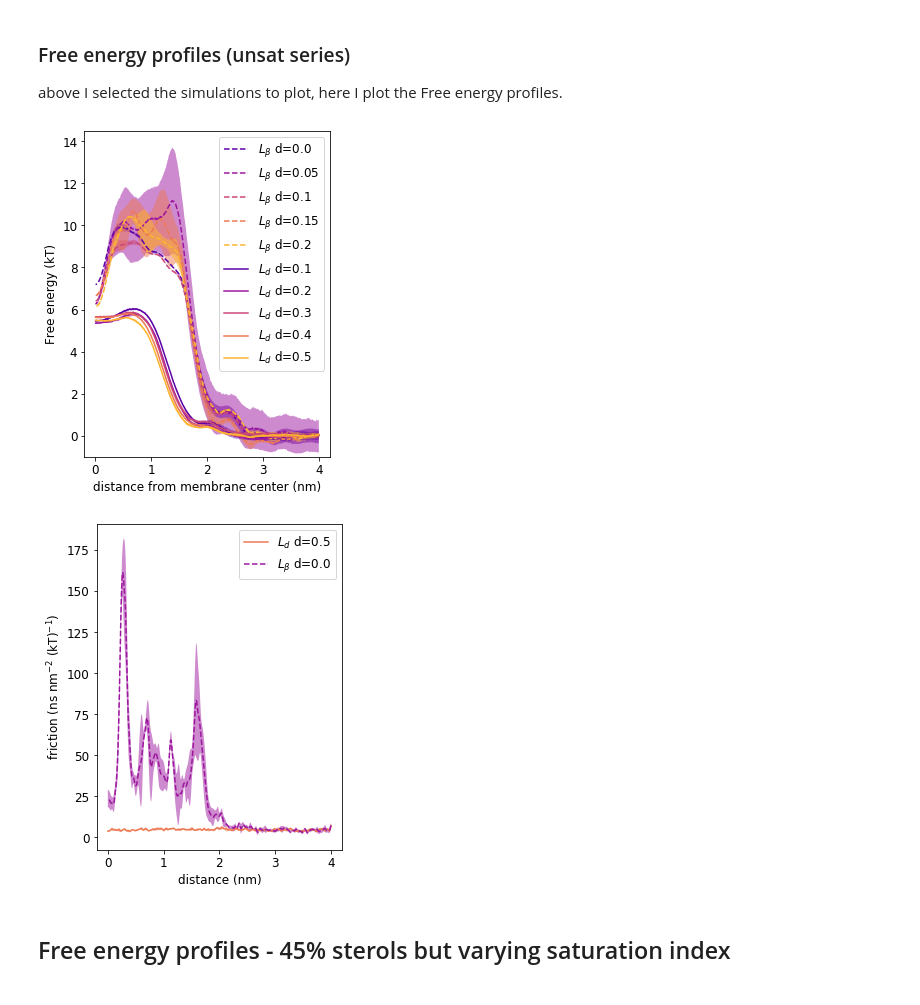
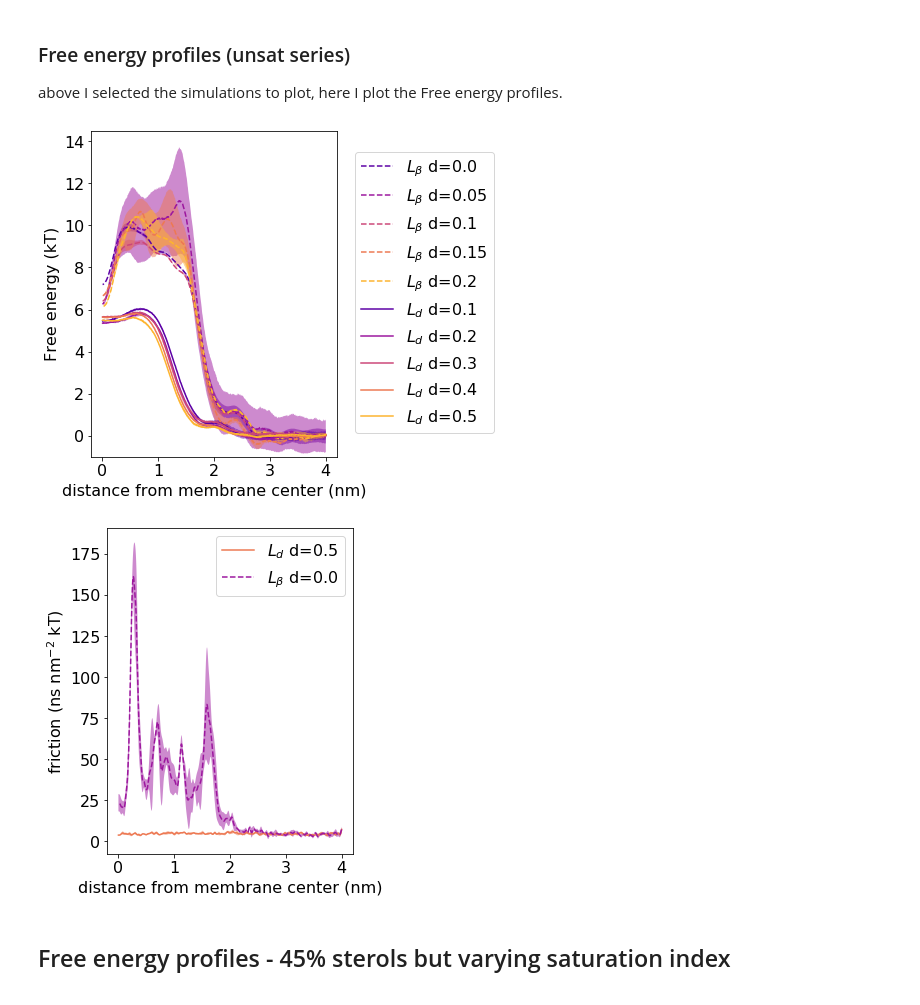
Before and after one commit to jmelcr/permeability, a Jupyter notebook: martini3/analysis_martini3_simulations_make_dataFrame.ipynb, the cells around one changed output. Drawn from its saved outputs; the diff is of its cells as text; code cells hidden in the pictures.

Commit message:
updated plots with firction and AWH profiles to better style

```diff
--- a/martini3/analysis_martini3_simulations_make_dataFrame.ipynb
+++ b/martini3/analysis_martini3_simulations_make_dataFrame.ipynb
@@ -285,3 +288,6 @@ plt.show()
+# %%
+# let's use some cool palette!
+sns.set_palette("twilight", n_colors=4) #len(po_sims))
 # %%
 for sim_list, xxpc in zip([po_sims, dp_sims], ["POPC", "DPPC"]):
     for s in sim_list:
@@ -295,15 +301,15 @@ for sim_list, xxpc in zip([po_sims, dp_sims], ["POPC", "DPPC"]):
                 plt.fill_between(x=x_half,
                                  y1=fricsym+fricsym_err,
                                  y2=fricsym-fricsym_err,
-                                 label="{}, {}% {}sterol".format(xxpc, s.sterol_conc, s.sterol_type),
+                                 label="{}, {}% {}.".format(xxpc, s.sterol_conc, s.sterol_type[:-1]),
                                  alpha=0.9)
         except:
             pass
     plt.legend()
     plt.yscale("log")
-    plt.ylim([9e2, 5e5])
-    plt.ylabel("friction / ps nm$^{-2}$ (kT)$^{-1}$")
-    plt.xlabel("distance / nm")
-    plt.savefig("friction_profiles_{}_sterol-concs-EOLS-log.png".format(xxpc), dpi=150, bbox_inces='tight')
+    plt.ylim([1e3, 3e5])
+    plt.ylabel("friction (ps nm$^{-2}$ kT)")
+    plt.xlabel("distance from the membrane center (nm)")
+    plt.savefig("friction_profiles_{}_sterol-concs-{}-log.png".format(xxpc, particle), dpi=150, bbox_inces='tight')
     plt.show()
 # %% [output]
@@ -324,6 +330,9 @@ DP: plot only sims d<=0.2
 del(po_sims, dp_sims)
 po_sims = []  # the "fluid" part of the series and meta-stable in fluid phase
 dp_sims = []  # the "gel" prt of the series at the gel phase
+
+# choose small particle
+particle = "EOLS"
 
 # satur-ind "d" selection for po sims
 po_d_sel = np.linspace(0.1, 0.5, num=5)
@@ -331,8 +340,7 @@ print("Choosing onld d in {} for fluid series".format(po_d_sel))
 
 # going through the sims and selecting...
 for s in sims:
-    # Choose SP1 particle
-    if "EOLS" in s.dirname and not "(1)" in s.dirname and not "AWHk" in s.dirname and s.sterol_conc == 0:
+    if particle in s.dirname and not "(1)" in s.dirname and not "AWHk" in s.dirname and s.sterol_conc == 0:
         #print(s.dirname)
         try:
             s.parse_dirname()
@@ -400,39 +408,39 @@ here I plot the Free energy profiles.
 sns.set_palette("plasma", n_colors=len(po_sims))
 
 # use a larger font
-mpl.rcParams.update({'font.size': 12})
+mpl.rcParams.update({'font.size': 16})
 # %%
 for sim_list, memphase in zip([dp_sims, po_sims], [u"$L_β$", u"$L_d$"]):
     if "d" in memphase:
         linestyle = "-"
     else:
         linestyle = "--"
 
     for s in sim_list:
         if True:
             try:
                     (x_half, awhsym, awhsym_err) = prep_to_plot(s.awh_x, s.awh)
                     plt.plot(x_half, awhsym,
                              ls=linestyle,
                              label=u"{} d={}".format(memphase, s.d))
                     plt.fill_between(x=x_half,
                                      y1=awhsym+awhsym_err,
                                      y2=awhsym-awhsym_err,
                                      label=None,
                                      alpha=0.5)
             except:
                 print("troubles plotting simulation in {}".format(s.dirname))
 
-plt.legend()
+plt.legend(bbox_to_anchor=[1.04, 0.96])
 fig = plt.gca()
 fig.figure.set_size_inches([4.4,6.0])
 plt.ylim([-1, 14.5])
 plt.ylabel("Free energy (kT)")
 plt.xlabel("distance from membrane center (nm)")
-plt.savefig("awh_dG_profiles_all_unsat-ndx-EOLS.png", dpi=150, bbox_inces='tight')
+plt.savefig("awh_dG_profiles_all_unsat-ndx-{}.png".format(particle), dpi=150, bbox_inces='tight')
 plt.show()
 # %% [output]
-[figure, old version]
+[figure, new version]
 # %%
 # let's use some cool palette!
 sns.set_palette("plasma_r", n_colors=2)
@@ -463,12 +471,12 @@ plt.legend()
 #plt.ylim([-1, 14.5])
 fig = plt.gca()
 fig.figure.set_size_inches([4.4,6.0])
-plt.ylabel("friction (ns nm$^{-2}$ (kT)$^{-1}$)")
-plt.xlabel("distance (nm)")
-plt.savefig("friction_profiles_selected_unsat-ndx-EOLS.png", dpi=150, bbox_inces='tight')
+plt.ylabel("friction (ns nm$^{-2}$ kT)")
+plt.xlabel("distance from membrane center (nm)")
+plt.savefig("friction_profiles_selected_unsat-ndx-{}.png".format(particle), dpi=150, bbox_inces='tight')
 plt.show()
 # %% [output]
-[figure, old version]
+[figure, new version]
 # %% [markdown]
 ## Free energy profiles - 45% sterols but varying saturation index
 <a name="45chol"> </a>
```
Also changed, not shown: parts of 7 cells of this notebook, 11 other files.
